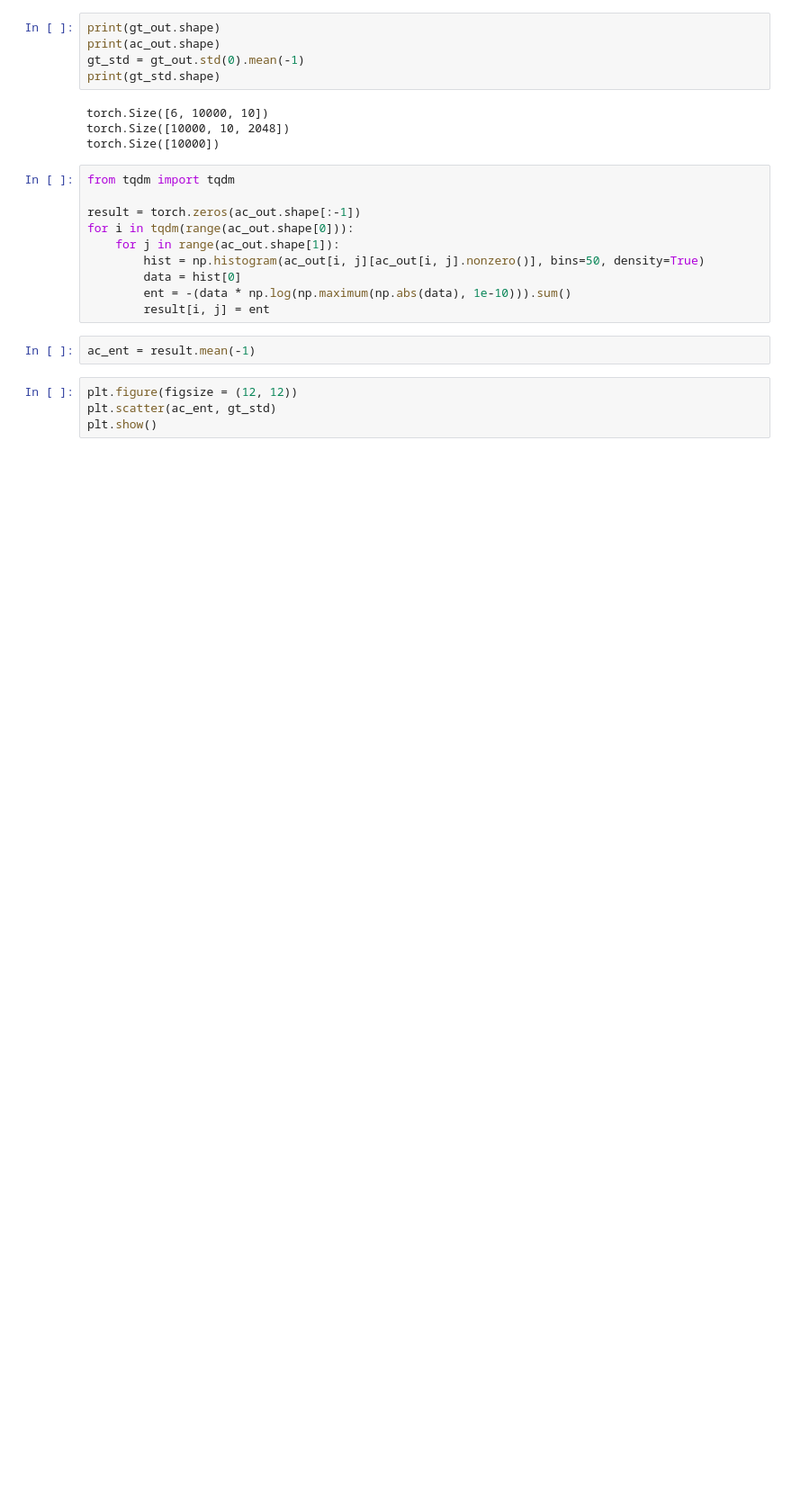
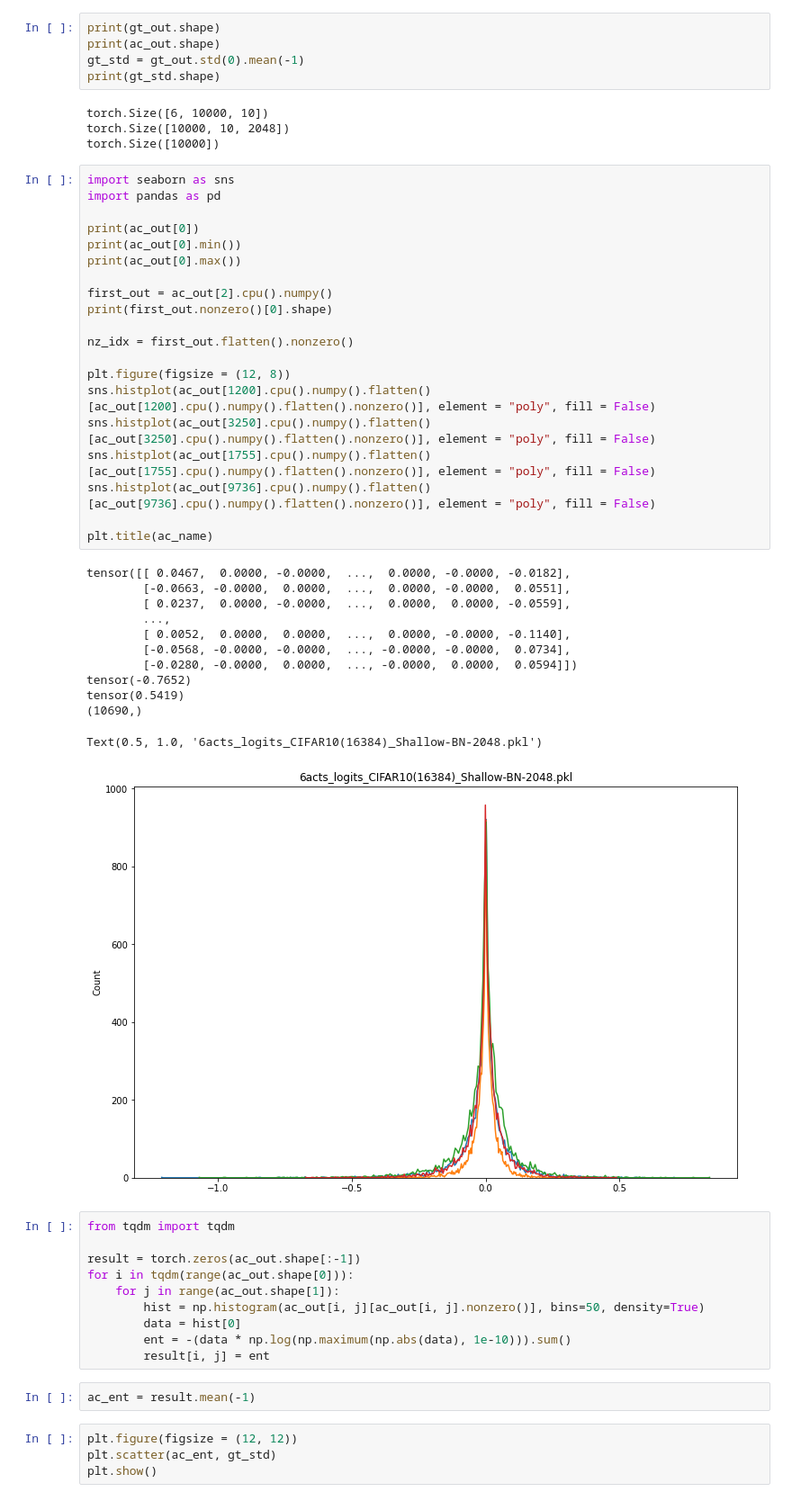
Before and after one commit to betairylia/Active-learning-features, a Jupyter notebook: ToyExperiments/entropyTest.ipynb, the cells around one changed output. Shown at 90% size. Cells and saved outputs as stored; diff of their text form; blank space fills up the shorter version.

```diff
--- a/ToyExperiments/entropyTest.ipynb
+++ b/ToyExperiments/entropyTest.ipynb
@@ -15,6 +17,39 @@ print(gt_std.shape)
 torch.Size([6, 10000, 10])
 torch.Size([10000, 10, 2048])
 torch.Size([10000])
+# %%
+import seaborn as sns
+import pandas as pd
+
+print(ac_out[0])
+print(ac_out[0].min())
+print(ac_out[0].max())
+
+first_out = ac_out[2].cpu().numpy()
+print(first_out.nonzero()[0].shape)
+
+nz_idx = first_out.flatten().nonzero()
+
+plt.figure(figsize = (12, 8))
+sns.histplot(ac_out[1200].cpu().numpy().flatten()[ac_out[1200].cpu().numpy().flatten().nonzero()], element = "poly", fill = False)
+sns.histplot(ac_out[3250].cpu().numpy().flatten()[ac_out[3250].cpu().numpy().flatten().nonzero()], element = "poly", fill = False)
+sns.histplot(ac_out[1755].cpu().numpy().flatten()[ac_out[1755].cpu().numpy().flatten().nonzero()], element = "poly", fill = False)
+sns.histplot(ac_out[9736].cpu().numpy().flatten()[ac_out[9736].cpu().numpy().flatten().nonzero()], element = "poly", fill = False)
+
+plt.title(ac_name)
+# %% [output]
+tensor([[ 0.0467,  0.0000, -0.0000,  ...,  0.0000, -0.0000, -0.0182],
+        [-0.0663, -0.0000,  0.0000,  ...,  0.0000, -0.0000,  0.0551],
+        [ 0.0237,  0.0000, -0.0000,  ...,  0.0000,  0.0000, -0.0559],
+        ...,
+        [ 0.0052,  0.0000,  0.0000,  ...,  0.0000, -0.0000, -0.1140],
+        [-0.0568, -0.0000, -0.0000,  ..., -0.0000, -0.0000,  0.0734],
+        [-0.0280, -0.0000,  0.0000,  ..., -0.0000,  0.0000,  0.0594]])
+tensor(-0.7652)
+tensor(0.5419)
+(10690,)
+Text(0.5, 1.0, '6acts_logits_CIFAR10(16384)_Shallow-BN-2048.pkl')
+[figure, added]
 # %%
 from tqdm import tqdm
 
```
Also changed, not shown: parts of 2 cells of this notebook, 28 other files.
